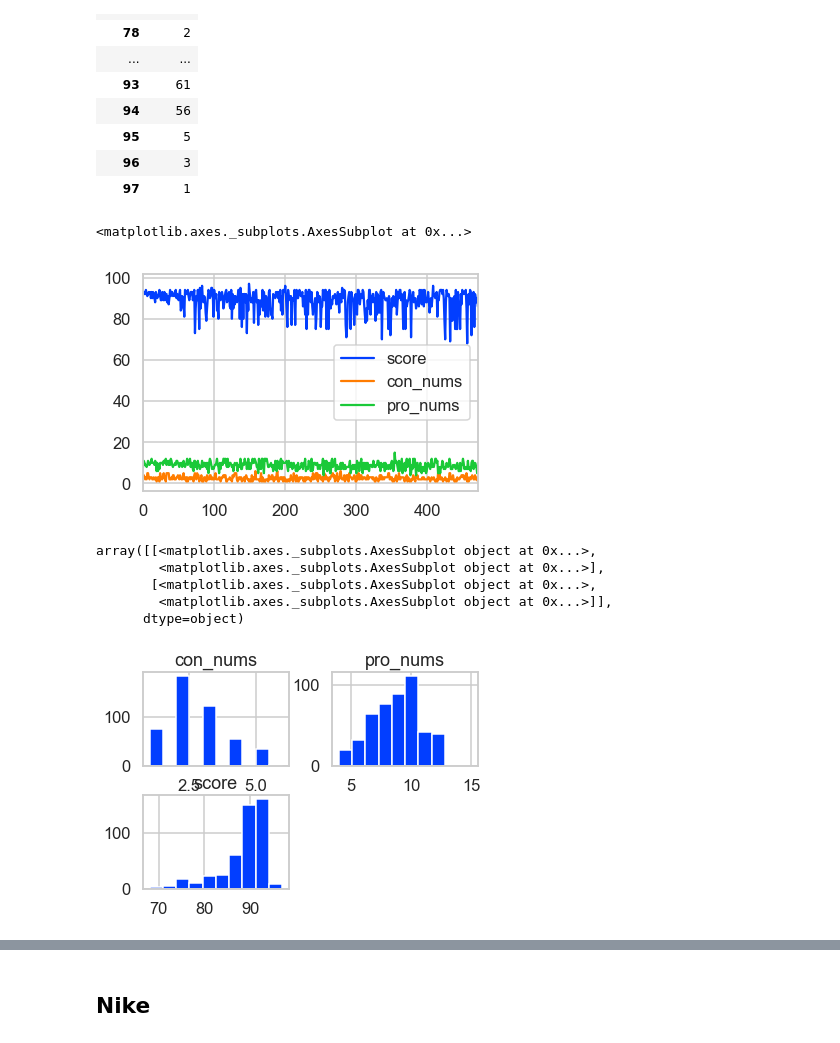
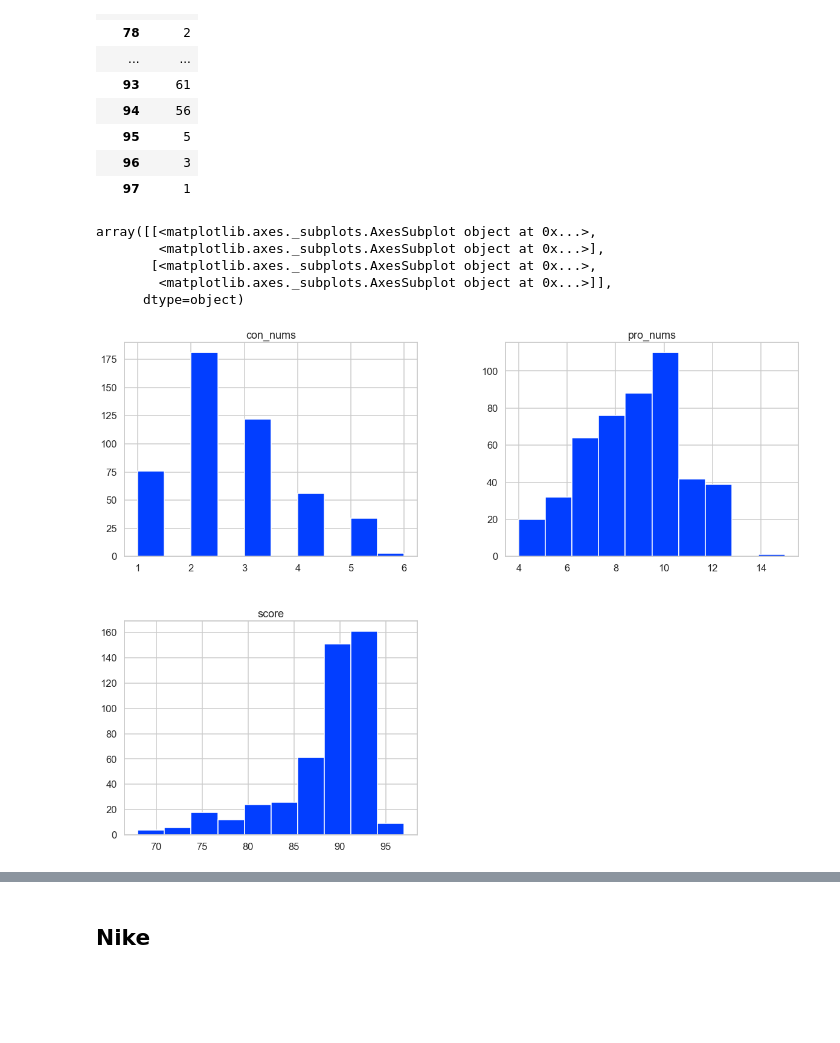
Before and after one commit to JonBebi/Adike, a Jupyter notebook: EDA.ipynb, the cells around one changed output, grey strips where cells are left out. Saved outputs shown, nothing was run; the diff lists cells and outputs as text; code cells hidden in the pictures; blank space fills up the shorter version.

```diff
--- a/EDA.ipynb
+++ b/EDA.ipynb
@@ -169,17 +169,12 @@ df_adidas.groupby('score').count()[['name']]
 | 95 | 5 |
 | 96 | 3 |
 | 97 | 1 |
-# %%
-df_adidas.plot()
-# %% [output]
-<matplotlib.axes._subplots.AxesSubplot at 0x...>
-[figure, removed]
 # %%
-df_adidas.hist()
+df_adidas.hist(figsize=(20, 15))
 # %% [output]
 array([[<matplotlib.axes._subplots.AxesSubplot object at 0x...>,
         <matplotlib.axes._subplots.AxesSubplot object at 0x...>],
        [<matplotlib.axes._subplots.AxesSubplot object at 0x...>,
         <matplotlib.axes._subplots.AxesSubplot object at 0x...>]],
       dtype=object)
-[figure, old version]
+[figure, new version]
```
Also changed, not shown: parts of 7 cells of this notebook, 2 other files.
